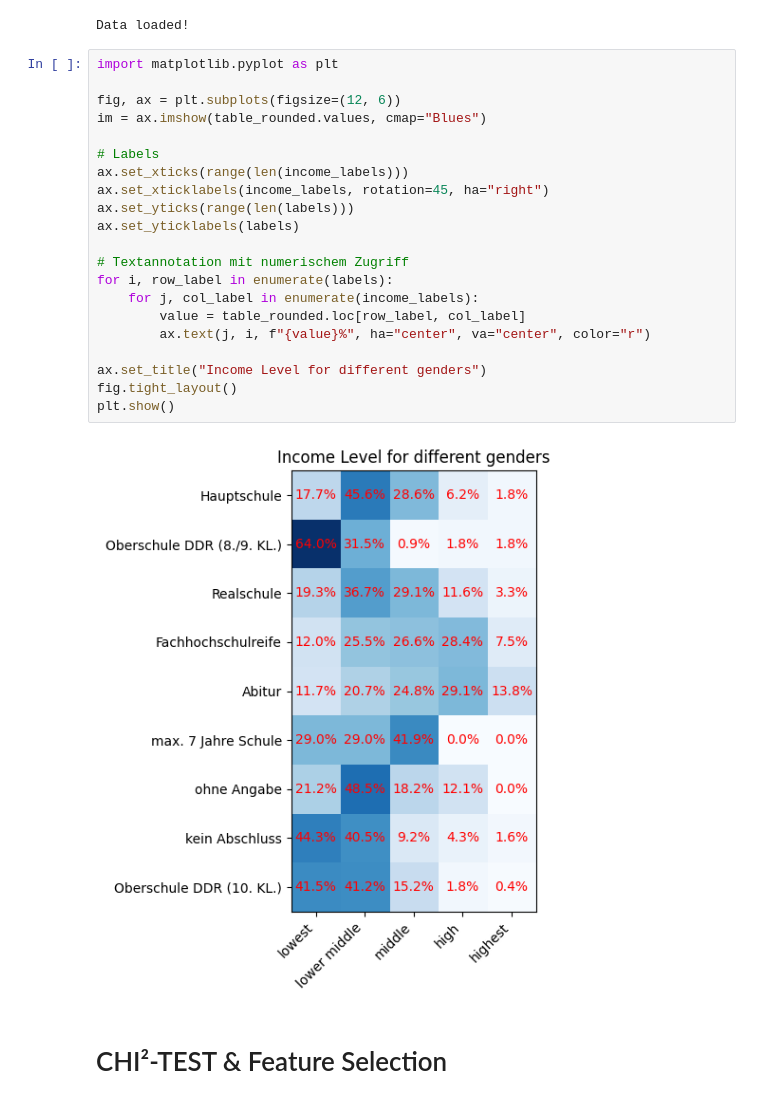
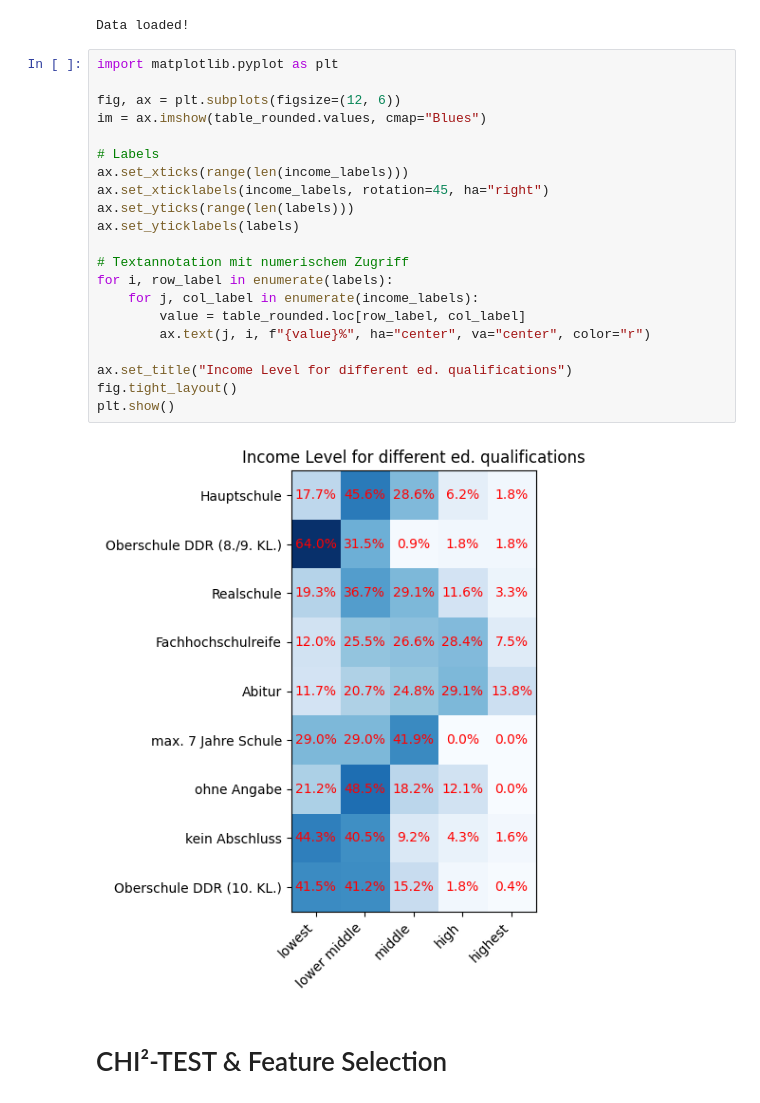
Before and after one commit to metropolisjenensis/Probabilistic-Machine-Learning_lecture-PROJECTS, a Jupyter notebook: projects/13-3NTXXXX_microcensus_income/notebooks/categorical_nb.ipynb, the cells around one changed output. Drawn from its saved outputs; the diff is of its cells as text.

```diff
--- a/projects/13-3NTXXXX_microcensus_income/notebooks/categorical_nb.ipynb
+++ b/projects/13-3NTXXXX_microcensus_income/notebooks/categorical_nb.ipynb
@@ -155,26 +155,26 @@ Data loaded!
 # %%
 import matplotlib.pyplot as plt
 
 fig, ax = plt.subplots(figsize=(12, 6))
 im = ax.imshow(table_rounded.values, cmap="Blues")
 
 # Labels
 ax.set_xticks(range(len(income_labels)))
 ax.set_xticklabels(income_labels, rotation=45, ha="right")
 ax.set_yticks(range(len(labels)))
 ax.set_yticklabels(labels)
 
 # Textannotation mit numerischem Zugriff
 for i, row_label in enumerate(labels):
     for j, col_label in enumerate(income_labels):
         value = table_rounded.loc[row_label, col_label]
         ax.text(j, i, f"{value}%", ha="center", va="center", color="r")
 
-ax.set_title("Income Level for different genders")
+ax.set_title("Income Level for different ed. qualifications")
 fig.tight_layout()
 plt.show()
 # %% [output]
-[figure, old version]
+[figure, new version]
 # %% [markdown]
 # CHI²-TEST & Feature Selection
 # %%
```
Also changed, not shown: parts of 2 cells of this notebook, 5 other files.
